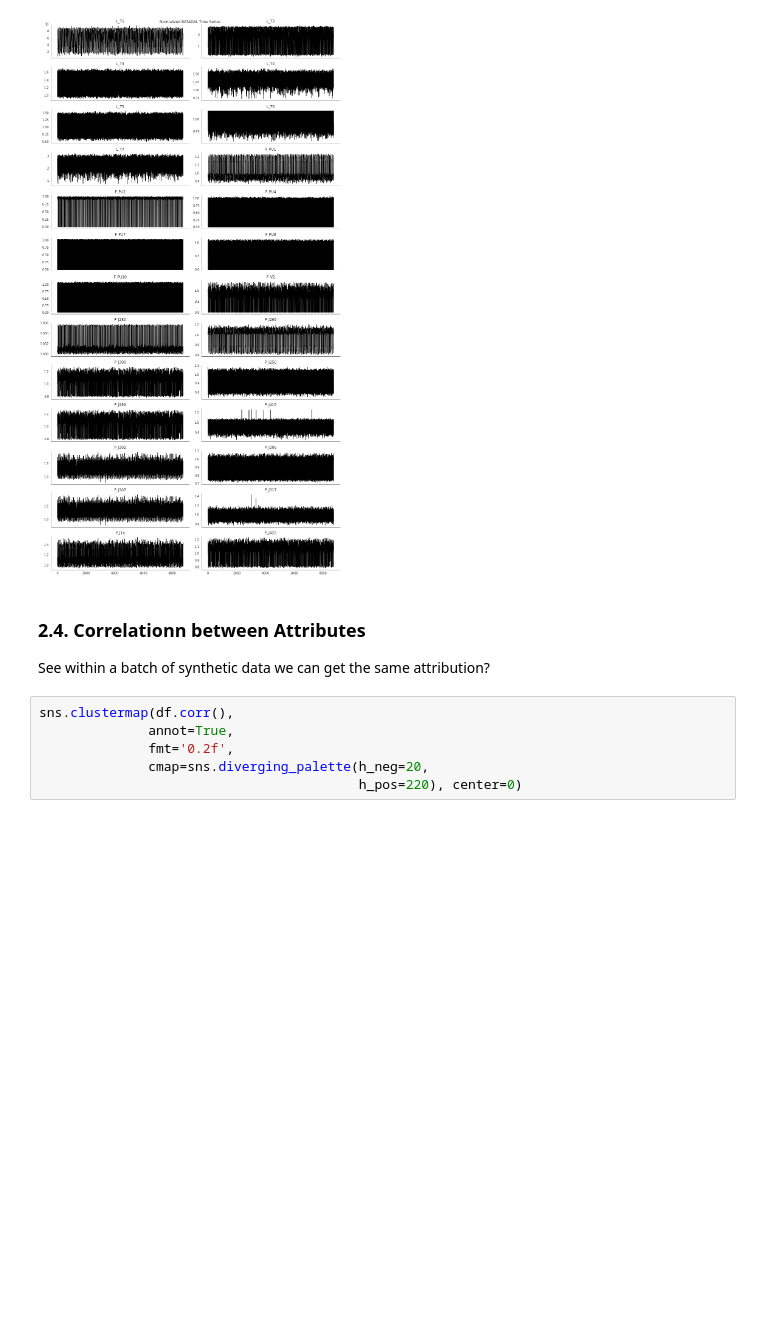
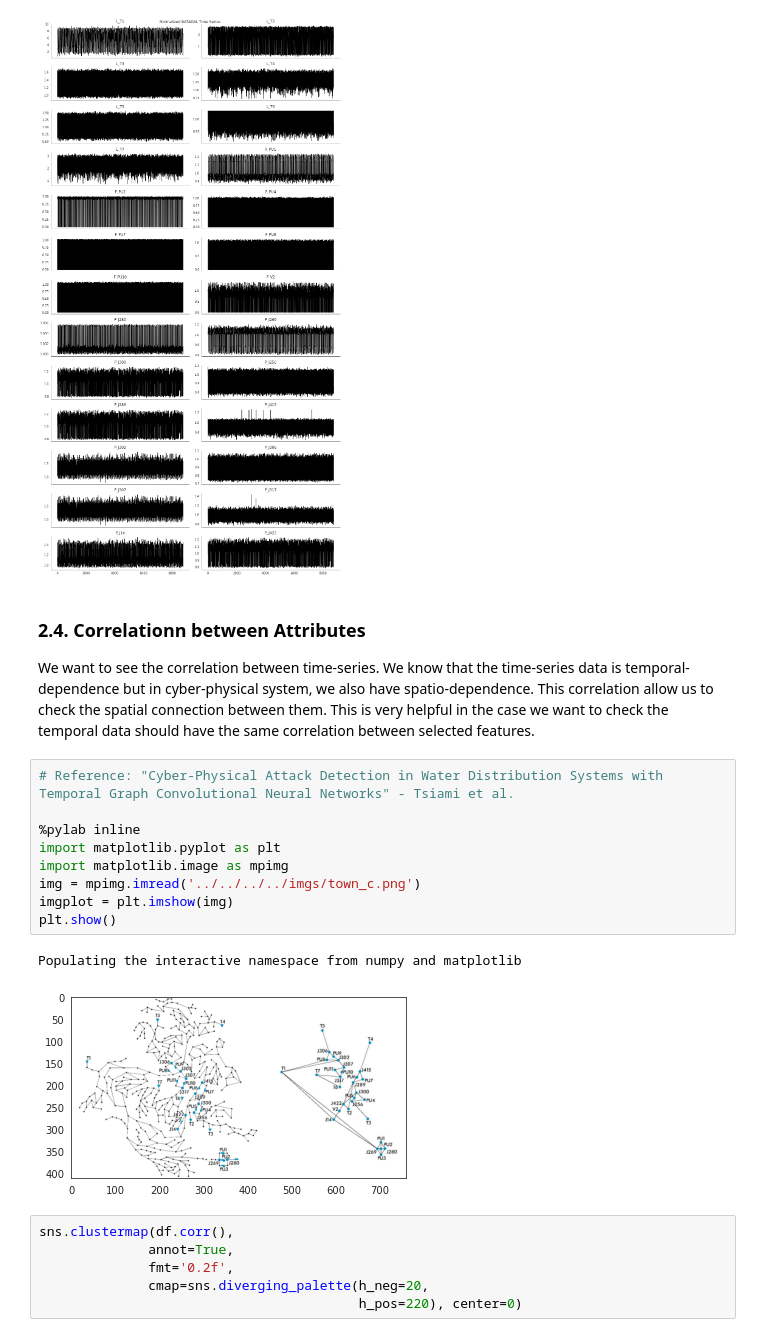
Before and after one commit to mnguyen0226/tsgans_cps, a Jupyter notebook: src/tf_version/notebooks/time_gans/time_gan_batadal.ipynb, the cells around one changed output. Drawn from its saved outputs; the diff is of its cells as text; blank space fills up the shorter version.

```diff
--- a/src/tf_version/notebooks/time_gans/time_gan_batadal.ipynb
+++ b/src/tf_version/notebooks/time_gans/time_gan_batadal.ipynb
@@ -130,7 +148,19 @@ sns.despine();
 # %% [markdown]
 ### 2.4. Correlationn between Attributes
 
-See within a batch of synthetic data we can get the same attribution?
+We want to see the correlation between time-series. We know that the time-series data is temporal-dependence but in cyber-physical system, we also have spatio-dependence. This correlation allow us to check the spatial connection between them. This is very helpful in the case we want to check the temporal data should have the same correlation between selected features.
+# %%
+# Reference: "Cyber-Physical Attack Detection in Water Distribution Systems with Temporal Graph Convolutional Neural Networks" - Tsiami et al.
+
+%pylab inline
+import matplotlib.pyplot as plt
+import matplotlib.image as mpimg
+img = mpimg.imread('../../../../imgs/town_c.png')
+imgplot = plt.imshow(img)
+plt.show()
+# %% [output]
+Populating the interactive namespace from numpy and matplotlib
+[figure, added]
 # %%
 sns.clustermap(df.corr(),
               annot=True,
```
Also changed, not shown: parts of 46 cells of this notebook, 7 other files.
